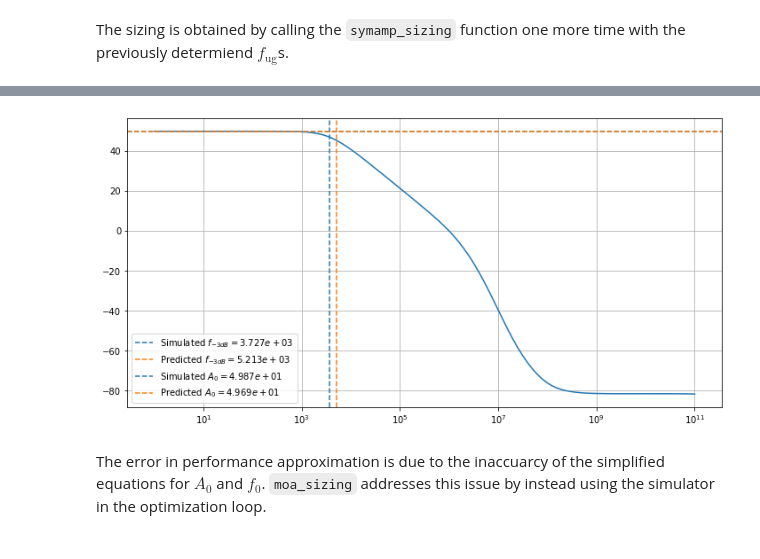
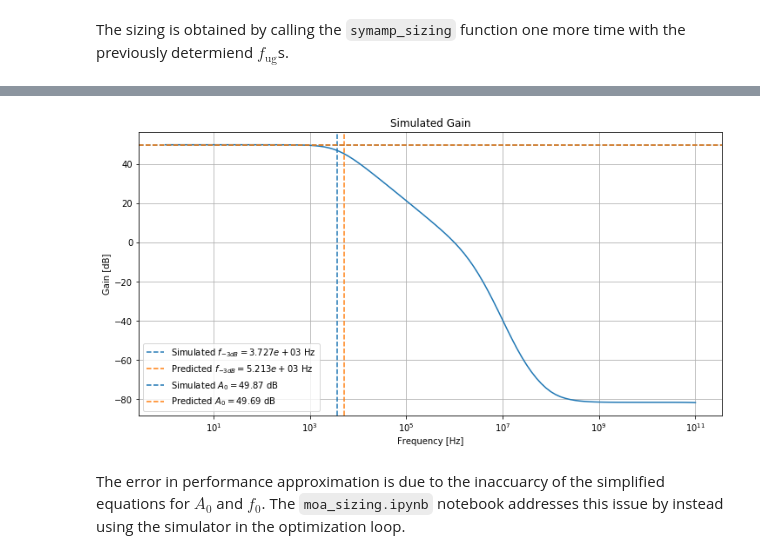
Before and after one commit to AugustUnderground/smacd2021-b4.4, a Jupyter notebook: notebooks/sym_sizing.ipynb, the cells around one changed output, grey strips where cells are left out. Saved outputs shown, nothing was run; the diff lists cells and outputs as text; code cells hidden in the pictures.

```diff
--- a/notebooks/sym_sizing.ipynb
+++ b/notebooks/sym_sizing.ipynb
@@ -101,7 +101,7 @@ c_l    = netlist.C("L", "O", 0, C_L@u_F)
 # %% [markdown]
 The simulation function takes a `dict` with a key for each device in the circuit and at least columns `W` and `L` for sizing. It returns the performances obtained through an AC Analysis.
 # %%
-def simulate(sizing_data):
+def simulate(sizing_data, netlist):
     for device in sizing_data.index:
         symamp.element(device).width  = sizing_data.loc[device].W
         symamp.element(device).length = sizing_data.loc[device].L
@@ -350,41 +350,43 @@ sizing_data
 | MNCM12 | 2.773352 | 0.000003 | 0.643722 | 0.549345 | 10.0 | 8.00000 | 0.230000 | 0.00 | 1.802873e-06 | 1.160549e-06 | 0.000005 | ... |
 | MNCM11 | 2.773352 | 0.000003 | 0.643722 | 0.549345 | 10.0 | 8.00000 | 0.230000 | 0.00 | 3.605745e-06 | 2.321098e-06 | 0.000010 | ... |
 # %%
-A0dB_apx, f3dB_apx = approximate( gmid_ncm12, gmid_ndp12, gmid_pcm212, gmid_ncm32
-                                , fug_ncm12, fug_ndp12, fug_pcm212, fug_ncm32 )
+A0dB_apx_90, f3dB_apx_90 = approximate( gmid_ncm12, gmid_ndp12, gmid_pcm212, gmid_ncm32
+                                      , fug_ncm12, fug_ndp12, fug_pcm212, fug_ncm32 )
 # %%
-simulator, freq, gain, phase = simulate(sizing_data)
+_, freq_90, gain_90, phase_90 = simulate(sizing_data_90, netlist_90)
 # %%
-gf = [gain[np.argsort(gain)], freq[np.argsort(gain)]]
-pf = [phase[np.argsort(phase)], freq[np.argsort(phase)]]
+gf_90 = [gain_90[np.argsort(gain_90)], freq_90[np.argsort(gain_90)]]
 
-A0dB_tru = gain[0]
-A3dB_tru = A0dB_tru - 3.0
-f3dB_tru = pchip_interpolate(*gf, [A3dB_tru])[0]
+A0dB_tru_90 = gain_90[0]
+A3dB_tru_90 = A0dB_tru_90 - 3.0
+f3dB_tru_90 = pchip_interpolate(*gf_90, [A3dB_tru_90])[0]
 # %%
 fig = plt.figure(figsize=(12,6))
-plt.plot(freq, gain)
-plt.axvline( x=f3dB_tru
+plt.plot(freq_90, gain_90)
+plt.axvline( x=f3dB_tru_90
            , color="tab:blue"
            , ls="--"
-           , label=f"Simulated $f_{{-3dB}} = {f3dB_tru:.3e}$")
-plt.axvline( x=f3dB_apx
+           , label=f"Simulated $f_{{-3dB}} = {f3dB_tru_90:.3e}$ Hz")
+plt.axvline( x=f3dB_apx_90
            , color="tab:orange"
            , ls="--"
-           , label=f"Predicted $f_{{-3dB}} = {f3dB_apx:.3e}$")
-plt.axhline( y=A0dB_tru
+           , label=f"Predicted $f_{{-3dB}} = {f3dB_apx_90:.3e}$ Hz")
+plt.axhline( y=A0dB_tru_90
            , color="tab:blue"
            , ls="--"
-           , label=f"Simulated $A_{{0}} = {A0dB_tru:.3e}$")
-plt.axhline( y=A0dB_apx
+           , label=f"Simulated $A_{{0}} = {A0dB_tru_90:.2f}$ dB")
+plt.axhline( y=A0dB_apx_90
            , color="tab:orange"
            , ls="--"
-           , label=f"Predicted $A_{{0}} = {A0dB_apx:.3e}$")
+           , label=f"Predicted $A_{{0}} = {A0dB_apx_90:.2f}$ dB")
 plt.xscale("log")
 plt.legend()
+plt.title("Simulated Gain")
+plt.xlabel("Frequency [Hz]")
+plt.ylabel("Gain [dB]")
 plt.grid("on")
 # %% [output]
-[figure, old version]
+[figure, new version]
 # %% [markdown]
 The error in performance approximation is due to the inaccuarcy of the simplified equations for $A_{0}$ and $f_{0}$.
-`moa_sizing` addresses this issue by instead using the simulator in the optimization loop.
+The `moa_sizing.ipynb` notebook addresses this issue by instead using the simulator in the optimization loop.
```
Also changed, not shown: parts of 15 cells of this notebook.
